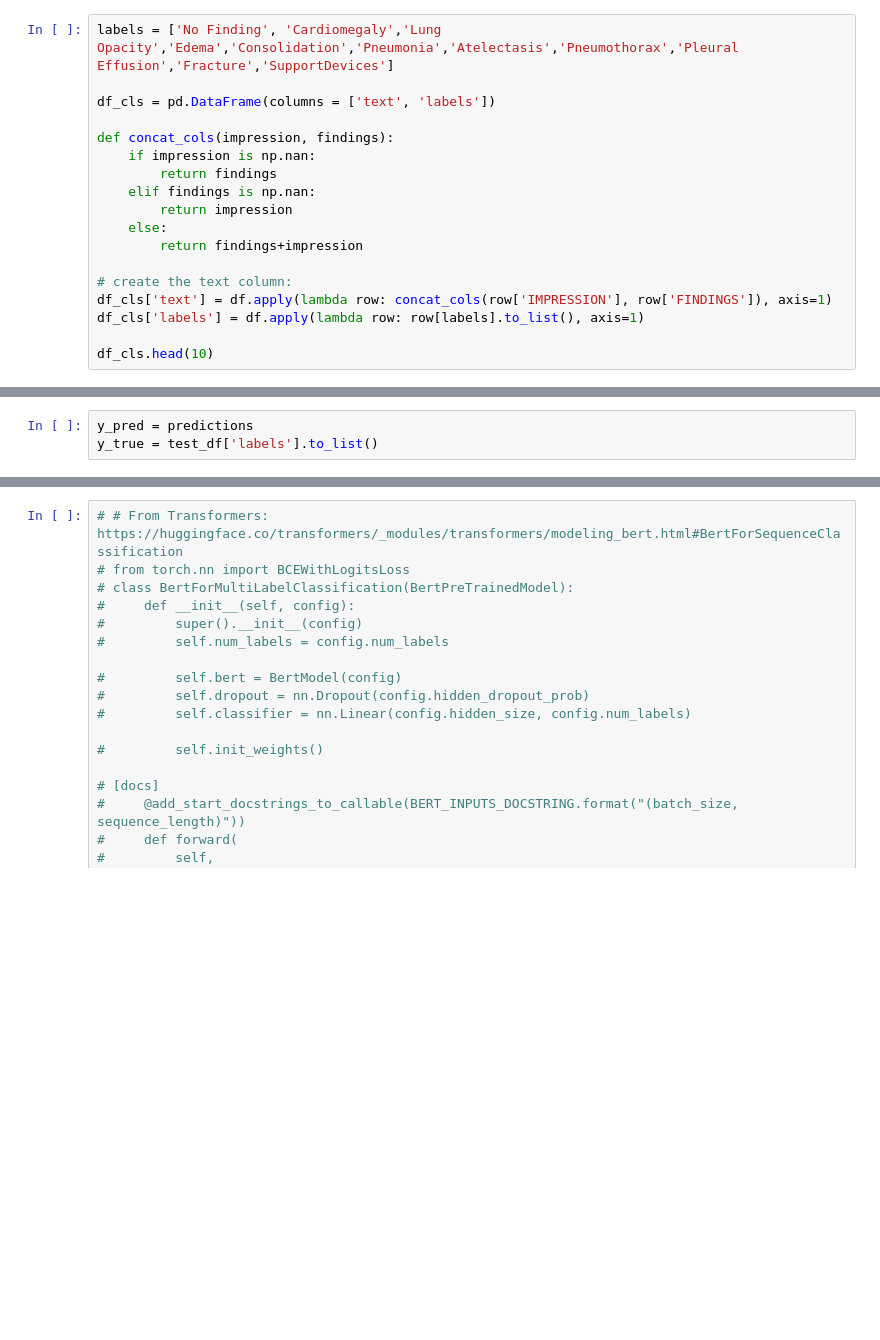
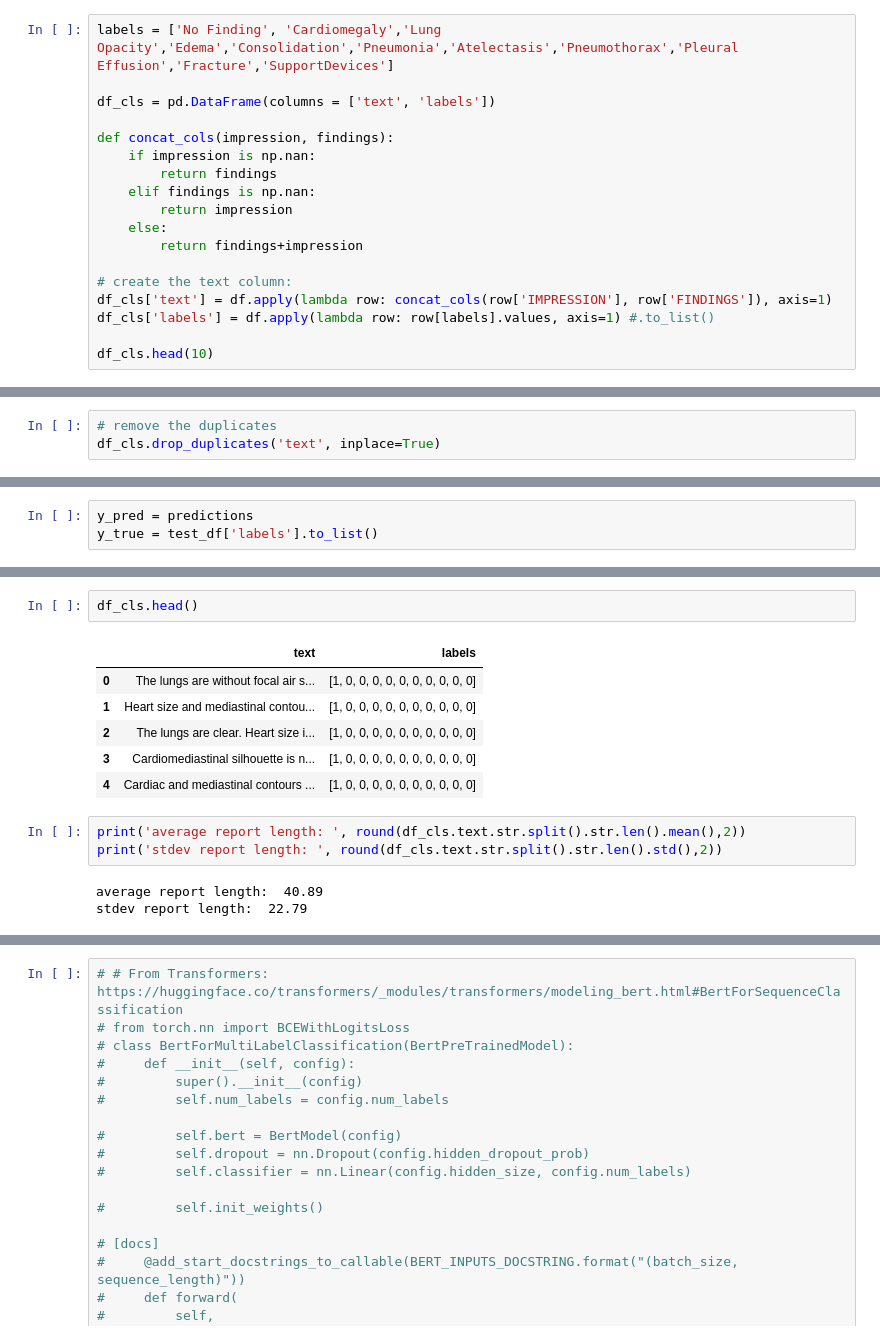
Before and after one commit to fatemerhmi/MTLV, a Jupyter notebook: OpenI_04_classificaiton.ipynb, the cells around one changed output, grey strips where cells are left out. Saved outputs shown, nothing was run; the diff lists cells and outputs as text; blank space fills up the shorter version.

```diff
--- a/OpenI_04_classificaiton.ipynb
+++ b/OpenI_04_classificaiton.ipynb
@@ -53,7 +85,7 @@ def concat_cols(impression, findings):
 
 # create the text column:
 df_cls['text'] = df.apply(lambda row: concat_cols(row['IMPRESSION'], row['FINDINGS']), axis=1)
-df_cls['labels'] = df.apply(lambda row: row[labels].to_list(), axis=1)
+df_cls['labels'] = df.apply(lambda row: row[labels].values, axis=1) #.to_list()
 
 df_cls.head(10)
 # %% [output]
@@ -70,0 +131,3 @@ df_cls.head(10)
+# %%
+# remove the duplicates
+df_cls.drop_duplicates('text', inplace=True)
@@ -239,0 +244,15 @@ weighted avg       0.95      0.91      0.92       593
+# %%
+df_cls.head()
+# %% [output]
+|  | text | labels |
+| 0 | The lungs are without focal air s... | [1, 0, 0, 0, 0, 0, 0, 0, 0, 0, 0] |
+| 1 | Heart size and mediastinal contou... | [1, 0, 0, 0, 0, 0, 0, 0, 0, 0, 0] |
+| 2 | The lungs are clear. Heart size i... | [1, 0, 0, 0, 0, 0, 0, 0, 0, 0, 0] |
+| 3 | Cardiomediastinal silhouette is n... | [1, 0, 0, 0, 0, 0, 0, 0, 0, 0, 0] |
+| 4 | Cardiac and mediastinal contours ... | [1, 0, 0, 0, 0, 0, 0, 0, 0, 0, 0] |
+# %%
+print('average report length: ', round(df_cls.text.str.split().str.len().mean(),2))
+print('stdev report length: ', round(df_cls.text.str.split().str.len().std(),2))
+# %% [output]
+average report length:  40.89
+stdev report length:  22.79
```
Also changed, not shown: parts of 43 cells of this notebook.
